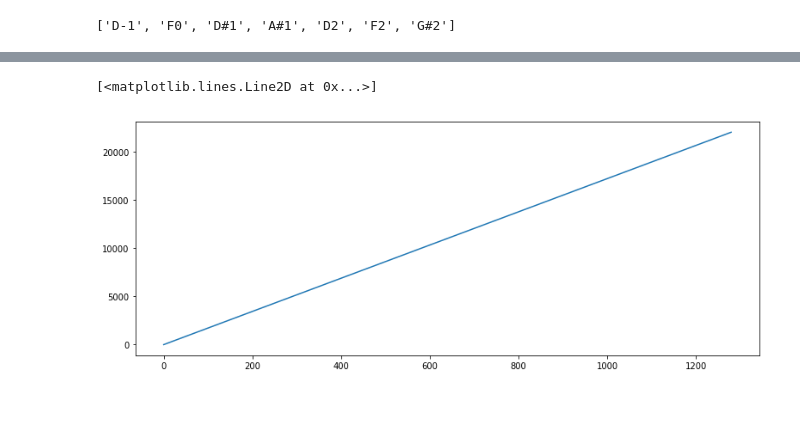
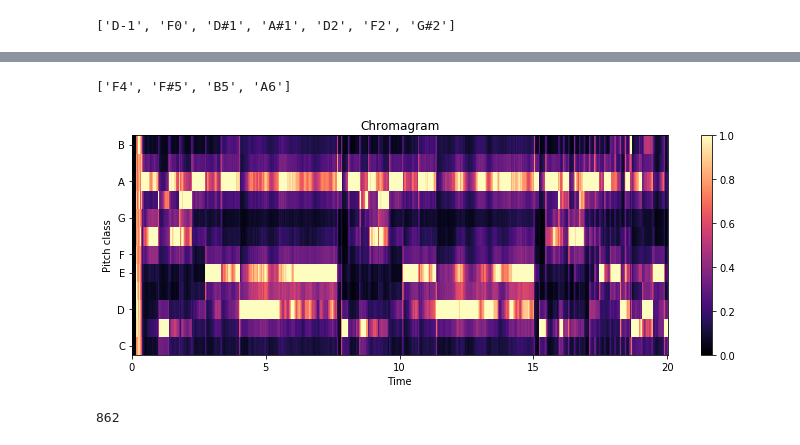
Before and after one commit to TheMumbler/FYP-Music-Tool, a Jupyter notebook: src/segmentation.ipynb, the cells around one changed output, grey strips where cells are left out. Cells and saved outputs as stored; diff of their text form; code cells hidden in the pictures; blank space fills up the shorter version.

```diff
--- a/src/segmentation.ipynb
+++ b/src/segmentation.ipynb
@@ -172,5 +165,0 @@ len(f)
-# %%
-plt.plot(f)
-# %% [output]
-[<matplotlib.lines.Line2D at 0x...>]
-[figure, removed]
@@ -176,0 +168,21 @@ plt.plot(f)
+# %%
+librosa.hz_to_note((peaks/len(X))*sr)
+# %% [output]
+['F4', 'F#5', 'B5', 'A6']
+# %%
+S = numpy.abs(librosa.stft(small))
+# %%
+chroma = librosa.feature.chroma_stft(S=S, sr=sr)
+# %%
+import matplotlib.pyplot as plt
+plt.figure(figsize=(10, 4))
+librosa.display.specshow(chroma, y_axis='chroma', x_axis='time')
+plt.colorbar()
+plt.title('Chromagram')
+plt.tight_layout()
+# %% [output]
+[figure, added]
+# %%
+len(chroma[0])
+# %% [output]
+862
```
Also changed, not shown: parts of 16 cells of this notebook.
